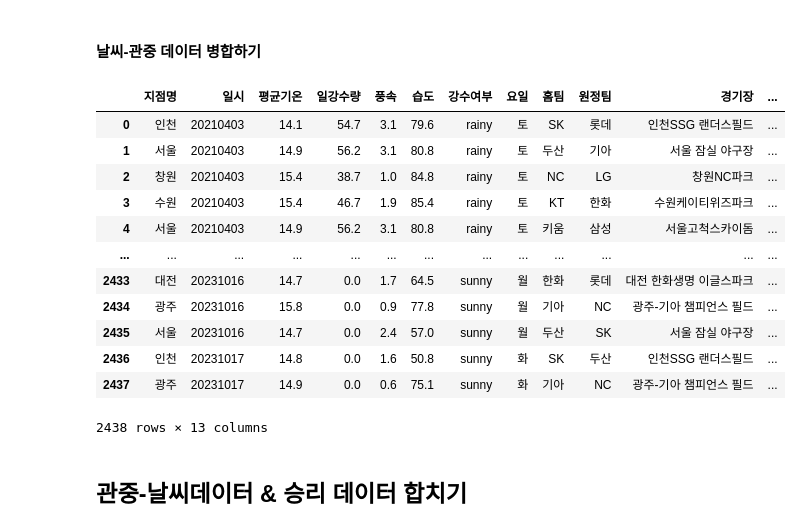
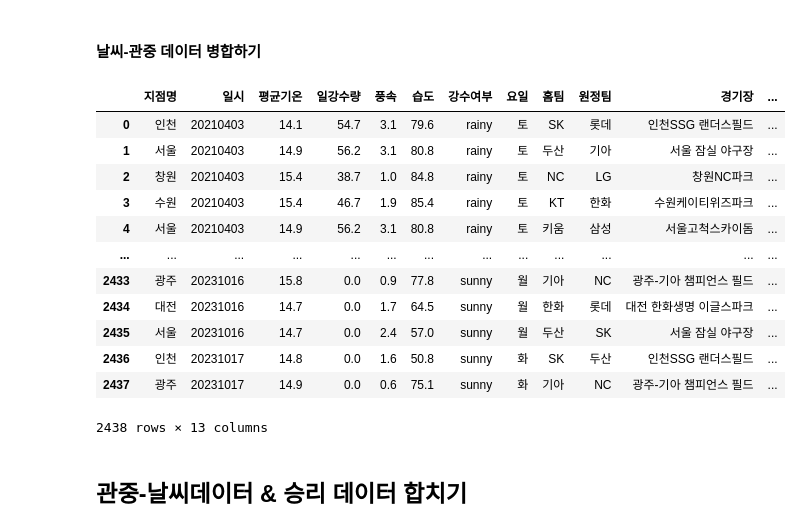
Before and after one commit to persuade39/kbobabo, a Jupyter notebook: final_eda_data.ipynb, the cells around one changed output. Saved outputs shown, nothing was run; the diff lists cells and outputs as text; code cells hidden in the pictures.

```diff
--- a/final_eda_data.ipynb
+++ b/final_eda_data.ipynb
@@ -134,25 +134,25 @@ df_spec2
 # %%
 # 날씨데이터  df_weather2
 # 관중데이터  df_spec2
 # 관중데이터로 left join / on = 일시
 
 weather_spec = pd.merge(left = df_weather2, right = df_spec2, how = 'right', on = ['일시', '지점명'])
 
 # 일시 기준으로 내림차순
 
-weather_spec = spec_weather.sort_values(by=['일시'], ascending= True)
+weather_spec = weather_spec.sort_values(by=['일시'], ascending= True)
 weather_spec.reset_index(drop = True, inplace = True)
 weather_spec
 # %% [output]
 |  | 지점명 | 일시 | 평균기온 | 일강수량 | 풍속 | 습도 | 강수여부 | 요일 | 홈팀 | 원정팀 | 경기장 | ... |
 | 0 | 인천 | 20210403 | 14.1 | 54.7 | 3.1 | 79.6 | rainy | 토 | SK | 롯데 | 인천SSG 랜더스필드 | ... |
 | 1 | 서울 | 20210403 | 14.9 | 56.2 | 3.1 | 80.8 | rainy | 토 | 두산 | 기아 | 서울 잠실 야구장 | ... |
 | 2 | 창원 | 20210403 | 15.4 | 38.7 | 1.0 | 84.8 | rainy | 토 | NC | LG | 창원NC파크 | ... |
 | 3 | 수원 | 20210403 | 15.4 | 46.7 | 1.9 | 85.4 | rainy | 토 | KT | 한화 | 수원케이티위즈파크 | ... |
 | 4 | 서울 | 20210403 | 14.9 | 56.2 | 3.1 | 80.8 | rainy | 토 | 키움 | 삼성 | 서울고척스카이돔 | ... |
 | ... | ... | ... | ... | ... | ... | ... | ... | ... | ... | ... | ... | ... |
-| 2433 | 대전 | 20231016 | 14.7 | 0.0 | 1.7 | 64.5 | sunny | 월 | 한화 | 롯데 | 대전 한화생명 이글스파크 | ... |
-| 2434 | 광주 | 20231016 | 15.8 | 0.0 | 0.9 | 77.8 | sunny | 월 | 기아 | NC | 광주-기아 챔피언스 필드 | ... |
+| 2433 | 광주 | 20231016 | 15.8 | 0.0 | 0.9 | 77.8 | sunny | 월 | 기아 | NC | 광주-기아 챔피언스 필드 | ... |
+| 2434 | 대전 | 20231016 | 14.7 | 0.0 | 1.7 | 64.5 | sunny | 월 | 한화 | 롯데 | 대전 한화생명 이글스파크 | ... |
 | 2435 | 서울 | 20231016 | 14.7 | 0.0 | 2.4 | 57.0 | sunny | 월 | 두산 | SK | 서울 잠실 야구장 | ... |
 | 2436 | 인천 | 20231017 | 14.8 | 0.0 | 1.6 | 50.8 | sunny | 화 | SK | 두산 | 인천SSG 랜더스필드 | ... |
 | 2437 | 광주 | 20231017 | 14.9 | 0.0 | 0.6 | 75.1 | sunny | 화 | 기아 | NC | 광주-기아 챔피언스 필드 | ... |
```
Also changed, not shown: parts of 1 cell of this notebook.
